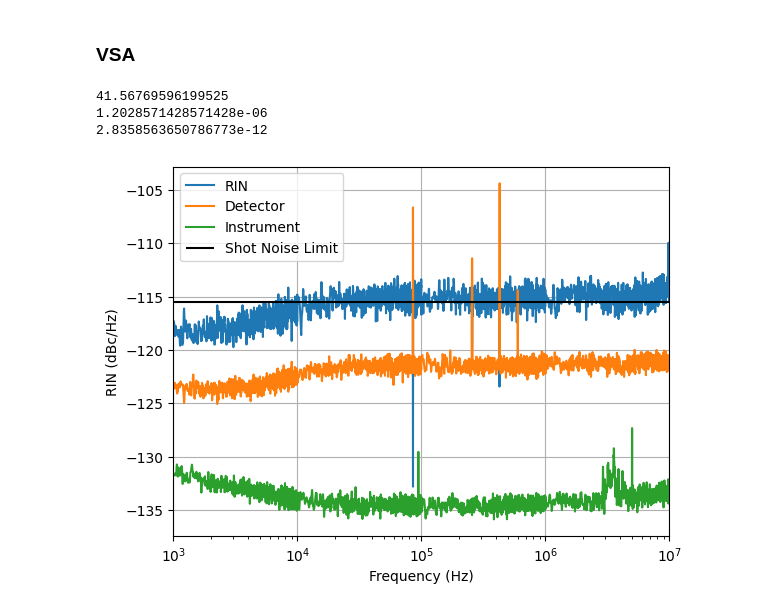
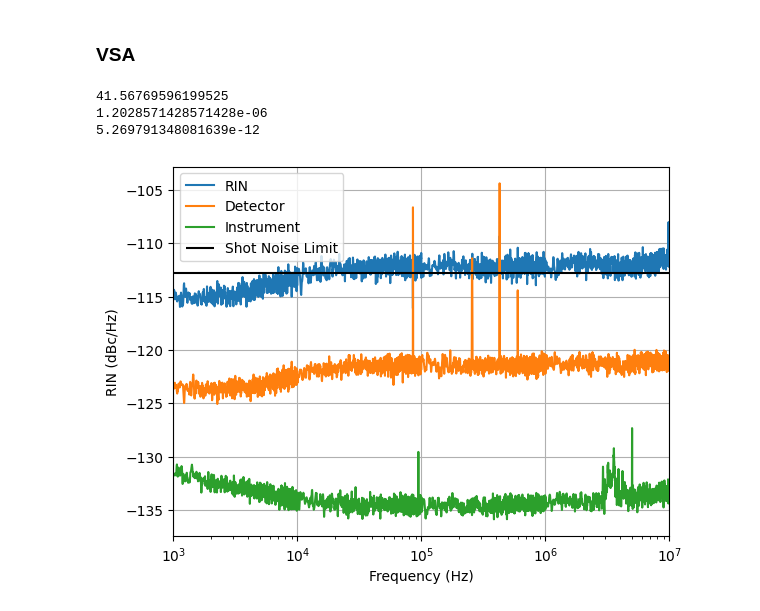
Before and after one commit to Seabear-attack/dev-table, a Jupyter notebook: Dual Comb/rin.ipynb, the cells around one changed output. Cells and saved outputs as stored; diff of their text form; code cells hidden in the pictures.

Commit message:
Update noise codes

```diff
--- a/Dual Comb/rin.ipynb
+++ b/Dual Comb/rin.ipynb
@@ -154,7 +154,7 @@ v_dc = 130e-3
 trans_gain_hiz = 10e3
 trans_gain_50 = 5e3
 photon_multiplier = 10 *175/42.1 # guess for variable gain
-ion_ratio = .02 # guess
+ion_ratio = .08 # guess
 responsivity = photon_multiplier/100 * 26 # Responsivity @ target wavelength (A/W)
 # center_wavelength = 420e-9
 
@@ -169,8 +169,8 @@ data = pd.DataFrame({'Frequency (Hz)': light_data[:,0],
                      })
 
 # background_subtracted = data['Light Noise (V/rt Hz)']
-background_subtracted = data['Light Noise (V/rt Hz)'] - data['Detector Noise (V/rt Hz)']
-normalized = background_subtracted**2/v_dc**2 *(trans_gain_hiz**2/trans_gain_50**2)
+background_subtracted = data['Light Noise (V/rt Hz)']**2 - data['Detector Noise (V/rt Hz)']**2
+normalized = background_subtracted/v_dc**2 *(trans_gain_hiz**2/trans_gain_50**2)
 data['RIN (dBc/Hz)'] = 10 * log10(normalized)
 # data['RIN (dBc/Hz)'] = 10 * log10(data['Light Noise (V/rt Hz)']**2/v_dc**2)
 data['Detector Noise (dBc/Hz)'] = 10 * log10(data['Detector Noise (V/rt Hz)']**2/ v_dc**2*(trans_gain_hiz**2/trans_gain_50**2))
@@ -179,32 +179,32 @@ data['Instrument Noise (dBc/Hz)'] = 10*log10(data['Instrument Noise (V/rt Hz)']*
 excess_noise = ion_ratio * photon_multiplier + (1-ion_ratio) * (2- 1/photon_multiplier)
 # excess_noise = 2
 
 power_in = v_dc / trans_gain_hiz / responsivity
 # power_in = 5e-6
 print(photon_multiplier)
 print(power_in)
 rin_shot= 2 * q * photon_multiplier * excess_noise / responsivity / power_in
 
 print(rin_shot)
 
 rin_shot_dBc = 10 * log10( rin_shot)
 # print(f'RIN = {rin_dBc:.0f} dBc/Hz')
 # print(f'RIN from shot noise: {rin_shot_dBc:.0f} dBc/Hz')
 plt.semilogx(data['Frequency (Hz)'], data['RIN (dBc/Hz)'], label='RIN')
 plt.semilogx(data['Frequency (Hz)'], data['Detector Noise (dBc/Hz)'], label='Detector')
 plt.semilogx(data['Frequency (Hz)'], data['Instrument Noise (dBc/Hz)'], label='Instrument')
 plt.hlines(rin_shot_dBc, min(data['Frequency (Hz)']), max(data['Frequency (Hz)']), color='k',label='Shot Noise Limit')
 
 
 plt.xlabel('Frequency (Hz)')
 plt.ylabel('RIN (dBc/Hz)')
 # plt.ylim(-130, -120,)
 # plt.xlim(1e5,5e7)
 plt.xlim(min(data['Frequency (Hz)']),max(data['Frequency (Hz)']))
 plt.legend()
 plt.grid()
 # %% [output]
 41.56769596199525
 1.2028571428571428e-06
-2.8358563650786773e-12
+5.269791348081639e-12
-[figure, old version]
+[figure, new version]
```
Also changed, not shown: 2 other files.
